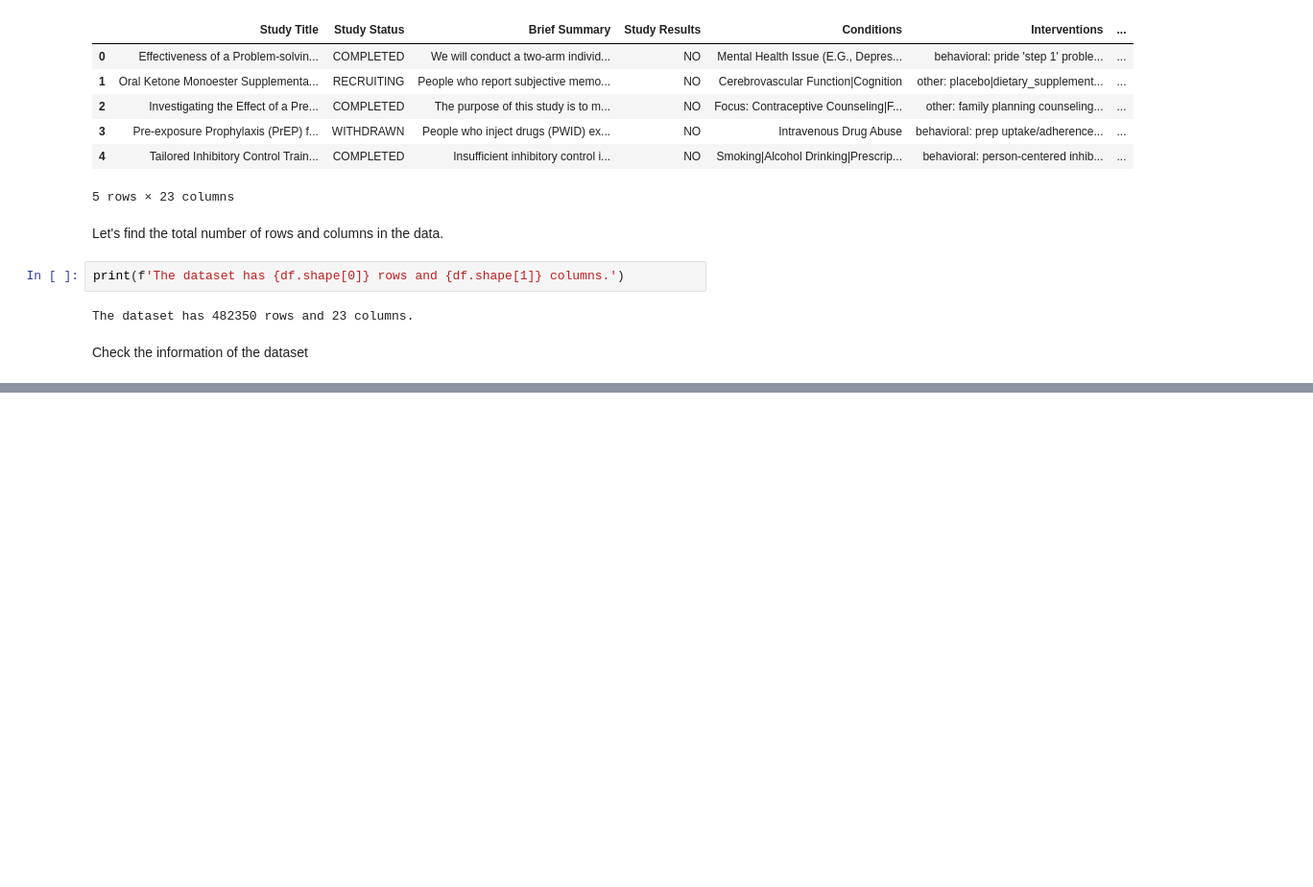
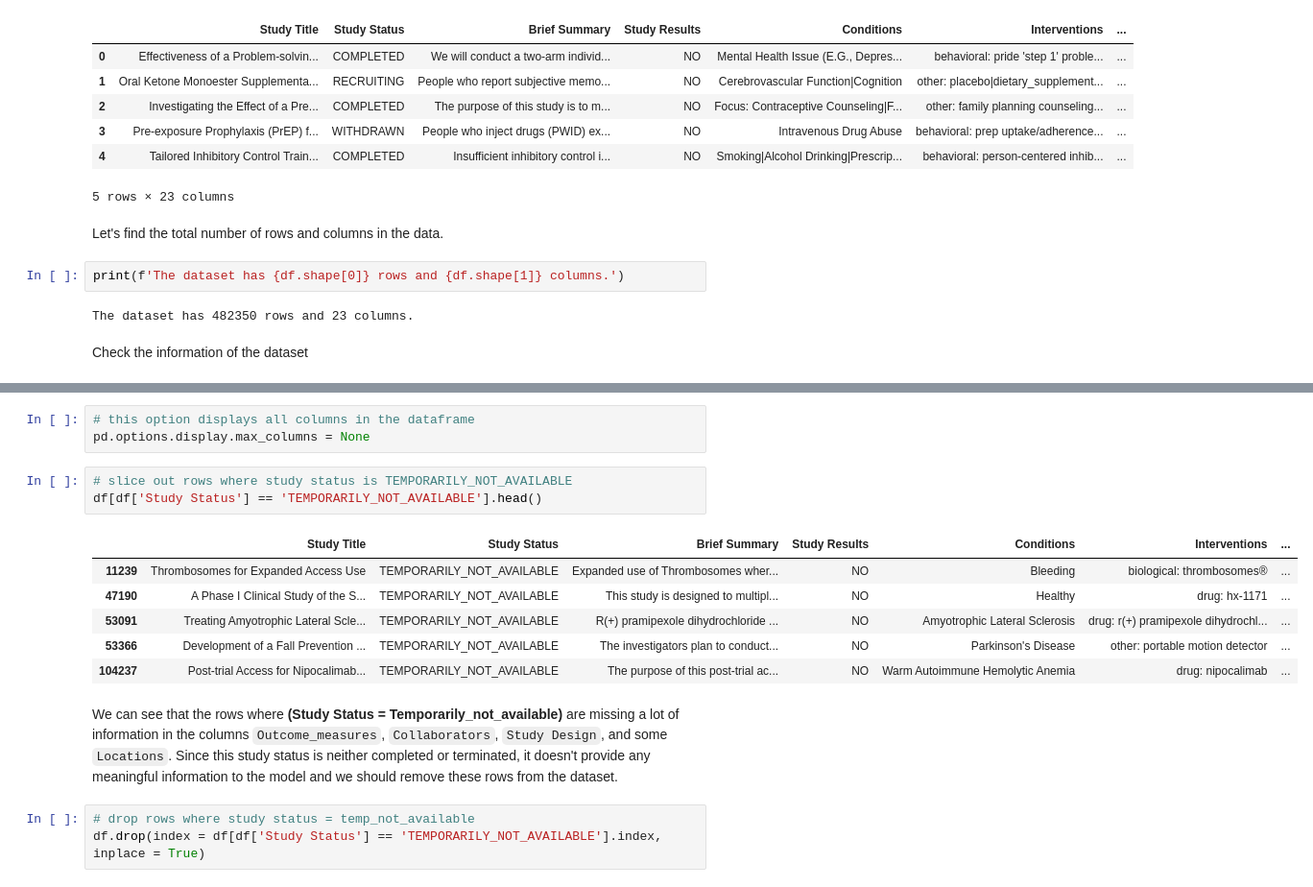
Before and after one commit to clem21chan/Clinical_Trials_Capstone, a Jupyter notebook: Notebooks/2_Preprocessing&EDA.ipynb, the cells around one changed output, grey strips where cells are left out. Shown at 96% size. Drawn from its saved outputs; the diff is of its cells as text; blank space fills up the shorter version.

```diff
--- a/Notebooks/2_Preprocessing&EDA.ipynb
+++ b/Notebooks/2_Preprocessing&EDA.ipynb
@@ -98,0 +140,18 @@ memory usage: 84.6+ MB
+# %%
+# this option displays all columns in the dataframe
+pd.options.display.max_columns = None
+# %%
+# slice out rows where study status is TEMPORARILY_NOT_AVAILABLE
+df[df['Study Status'] == 'TEMPORARILY_NOT_AVAILABLE'].head()
+# %% [output]
+|  | Study Title | Study Status | Brief Summary | Study Results | Conditions | Interventions | ... |
+| 11239 | Thrombosomes for Expanded Access Use | TEMPORARILY_NOT_AVAILABLE | Expanded use of Thrombosomes wher... | NO | Bleeding | biological: thrombosomes® | ... |
+| 47190 | A Phase I Clinical Study of the S... | TEMPORARILY_NOT_AVAILABLE | This study is designed to multipl... | NO | Healthy | drug: hx-1171 | ... |
+| 53091 | Treating Amyotrophic Lateral Scle... | TEMPORARILY_NOT_AVAILABLE | R(+) pramipexole dihydrochloride ... | NO | Amyotrophic Lateral Sclerosis | drug: r(+) pramipexole dihydrochl... | ... |
+| 53366 | Development of a Fall Prevention ... | TEMPORARILY_NOT_AVAILABLE | The investigators plan to conduct... | NO | Parkinson's Disease | other: portable motion detector | ... |
+| 104237 | Post-trial Access for Nipocalimab... | TEMPORARILY_NOT_AVAILABLE | The purpose of this post-trial ac... | NO | Warm Autoimmune Hemolytic Anemia | drug: nipocalimab | ... |
+# %% [markdown]
+We can see that the rows where **(Study Status = Temporarily_not_available)** are missing a lot of information in the columns `Outcome_measures`, `Collaborators`, `Study Design`, and some `Locations`. Since this study status is neither completed or terminated, it doesn't provide any meaningful information to the model and we should remove these rows from the dataset.
+# %%
+# drop rows where study status = temp_not_available
+df.drop(index = df[df['Study Status'] == 'TEMPORARILY_NOT_AVAILABLE'].index, inplace = True)
```
Also changed, not shown: parts of 39 cells of this notebook.
